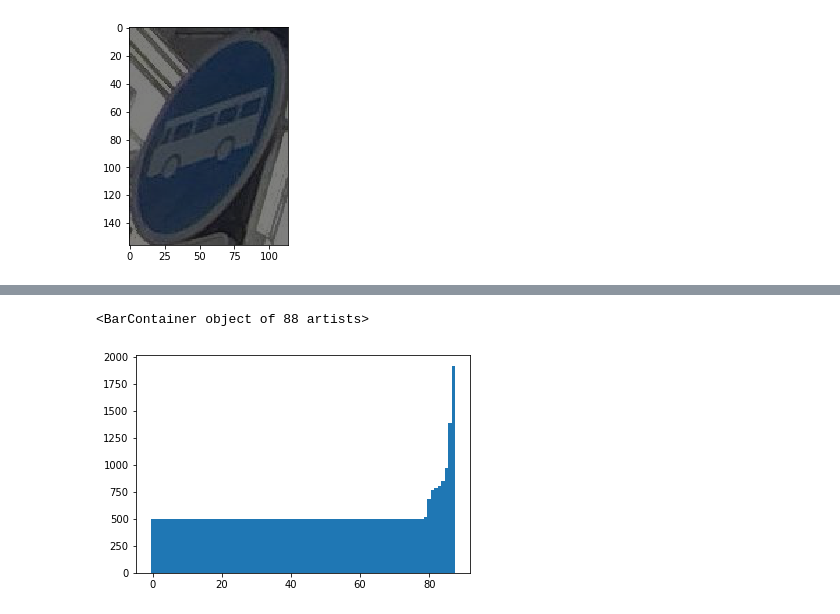
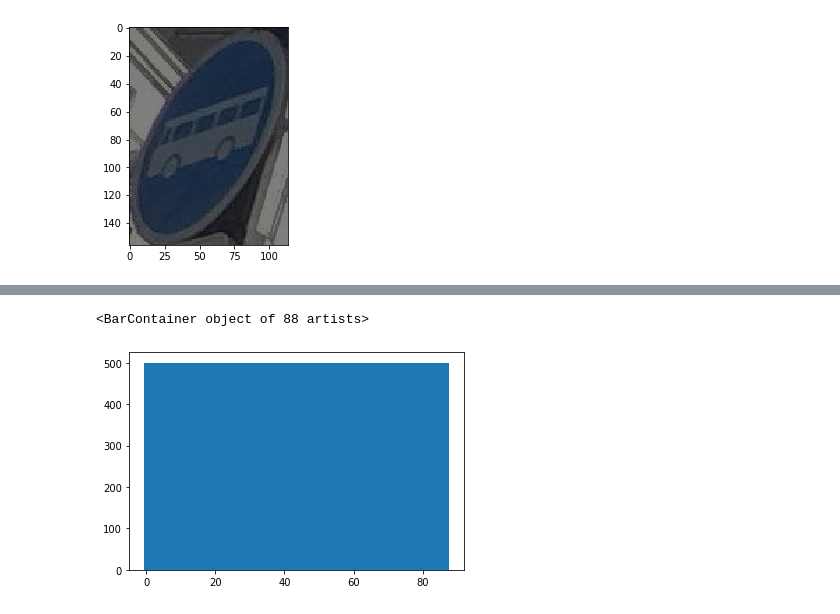
Before and after one commit to carsonljc/APS360-Project, a Jupyter notebook: Data_processing.ipynb, the cells around one changed output, grey strips where cells are left out. Drawn from its saved outputs; the diff is of its cells as text; code cells hidden in the pictures.

Commit message:
Implemented flooring training images

```diff
--- a/Data_processing.ipynb
+++ b/Data_processing.ipynb
@@ -95,7 +92,8 @@ New data statistic after trimming
 # plot histogram of all classes in cropped dataset
 import matplotlib.pyplot as plt
 import os
-base_dir = 'C:\\jeremy\\Assignments\\APS360\\Project\\split_unique_dataset'
+
+base_dir = './datasets/split_unique_dataset'
 train_dataset_folder = os.path.join(base_dir, "train")
 val_dataset_folder = os.path.join(base_dir, "val")
 test_dataset_folder = os.path.join(base_dir,"test")
@@ -257,30 +262,33 @@ Lossy conversion from float64 to uint8. R
 # %%
 # plot histogram of all classes in cropped dataset
 import matplotlib.pyplot as plt
 import os
-base_dir = 'C:\\jeremy\\Assignments\\APS360\\Project\\split_unique_dataset_balanced'
+
+base_dir = './datasets/augmented_and_balanced'
 train_dataset_folder = os.path.join(base_dir, "train")
+# val_dataset_folder = os.path.join(base_dir, "val")
+# test_dataset_folder = os.path.join(base_dir,"test")
 reg_classes = os.listdir(train_dataset_folder)
 dataset_folders = [train_dataset_folder]
 class_counts = {}
 class_samples = {}
 
 for i, class_dir in enumerate(reg_classes):
     class_counts[class_dir] = 0 # initialize class count
     for dataset_folder in dataset_folders:
         fl = os.path.join(dataset_folder, class_dir)
         fl_size = len(os.listdir(fl))
 
         class_counts[class_dir] += fl_size
 
         for fi in os.listdir(fl):
             class_samples[class_dir] = os.path.join(fl, fi)
             break
 
 max_class = max(class_counts, key=class_counts.get)
 min_class = min(class_counts, key=class_counts.get)
 
 plt.bar(range(len(class_counts)), sorted(class_counts.values()), 1)
 # %% [output]
 <BarContainer object of 88 artists>
-[figure, old version]
+[figure, new version]
```
Also changed, not shown: parts of 8 cells of this notebook.
